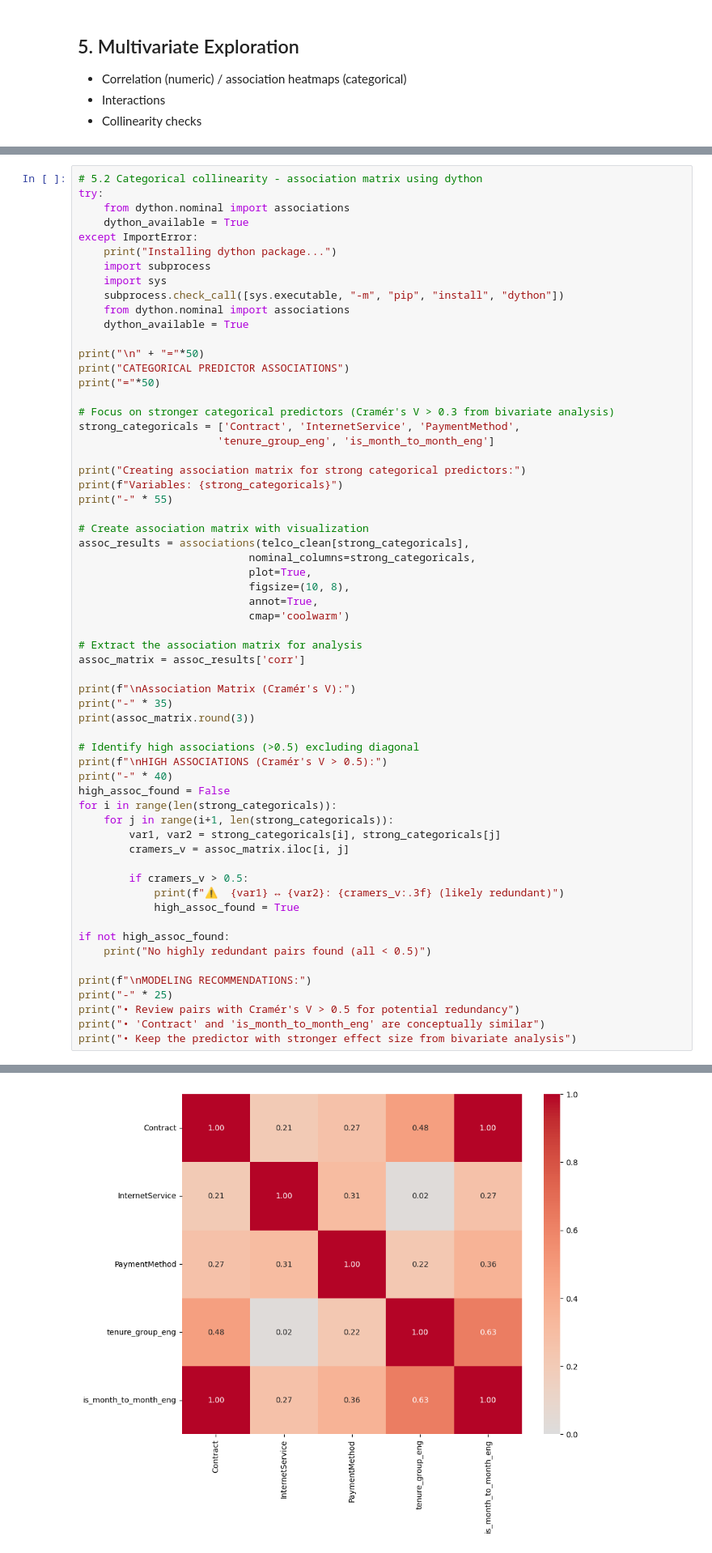
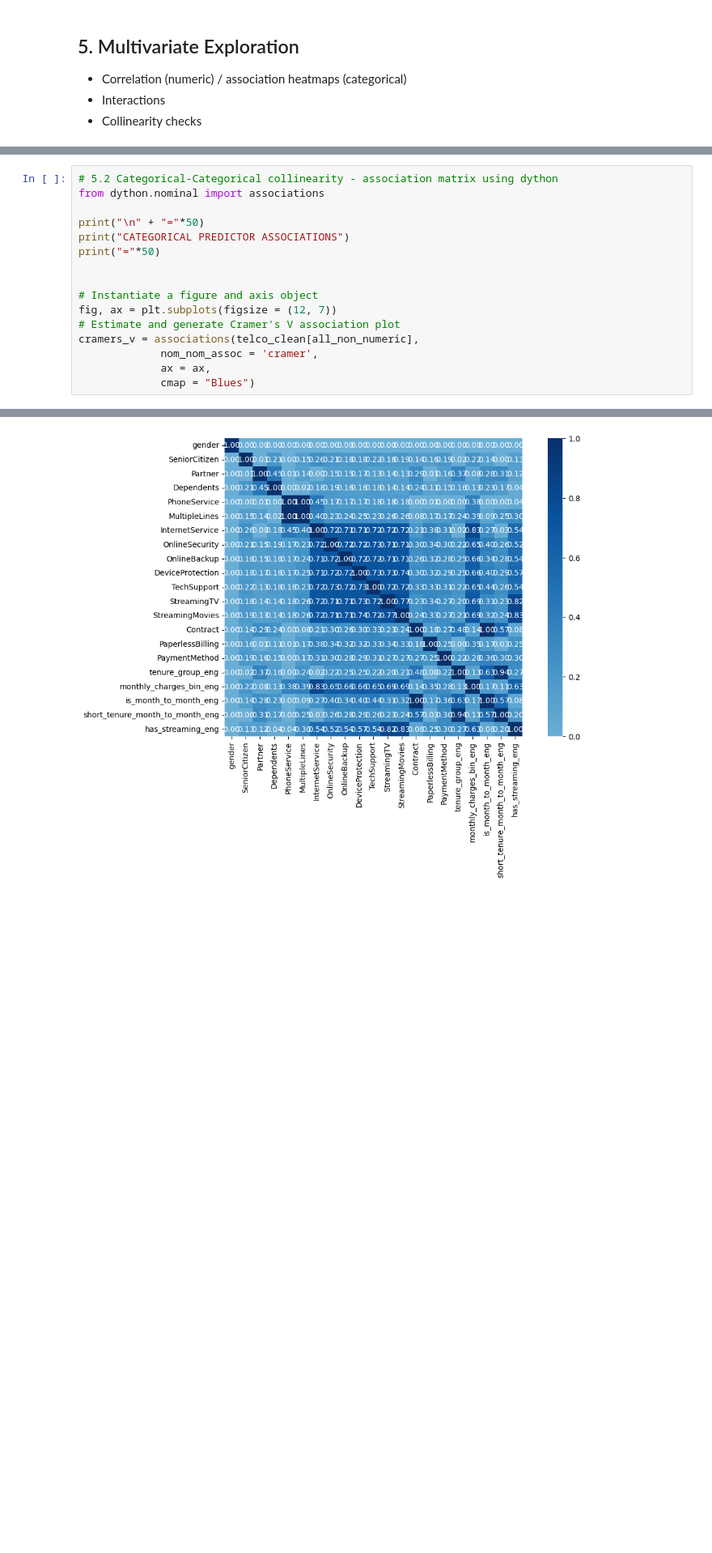
Before and after one commit to amschiltz/springboard_projects, a Jupyter notebook: Capstone_2/notebooks/02_telco_churn_eda_ams.ipynb, the cells around one changed output, grey strips where cells are left out. Shown: that part at 81% size. Cells and saved outputs as stored; diff of their text form; blank space fills up the shorter version.

```diff
--- a/Capstone_2/notebooks/02_telco_churn_eda_ams.ipynb
+++ b/Capstone_2/notebooks/02_telco_churn_eda_ams.ipynb
@@ -516,66 +517,21 @@ total_services_eng  0.524441        0.802368      0.796885            1.000000
   - `total_services_eng` is a composite variable
 - This avoids confusing the model with redundant information
 # %%
-# 5.2 Categorical collinearity - association matrix using dython
-try:
-    from dython.nominal import associations
-    dython_available = True
-except ImportError:
-    print("Installing dython package...")
-    import subprocess
-    import sys
-    subprocess.check_call([sys.executable, "-m", "pip", "install", "dython"])
-    from dython.nominal import associations
-    dython_available = True
+# 5.2 Categorical-Categorical collinearity - association matrix using dython
+from dython.nominal import associations
 
 print("\n" + "="*50)
 print("CATEGORICAL PREDICTOR ASSOCIATIONS")
 print("="*50)
 
-# Focus on stronger categorical predictors (Cramér's V > 0.3 from bivariate analysis)
-strong_categoricals = ['Contract', 'InternetService', 'PaymentMethod',
-                      'tenure_group_eng', 'is_month_to_month_eng']
 
-print("Creating association matrix for strong categorical predictors:")
-print(f"Variables: {strong_categoricals}")
-print("-" * 55)
-
-# Create association matrix with visualization
-assoc_results = associations(telco_clean[strong_categoricals],
-                           nominal_columns=strong_categoricals,
-                           plot=True,
-                           figsize=(10, 8),
-                           annot=True,
-                           cmap='coolwarm')
-
-# Extract the association matrix for analysis
-assoc_matrix = assoc_results['corr']
-
-print(f"\nAssociation Matrix (Cramér's V):")
-print("-" * 35)
-print(assoc_matrix.round(3))
-
-# Identify high associations (>0.5) excluding diagonal
-print(f"\nHIGH ASSOCIATIONS (Cramér's V > 0.5):")
-print("-" * 40)
-high_assoc_found = False
-for i in range(len(strong_categoricals)):
-    for j in range(i+1, len(strong_categoricals)):
-        var1, var2 = strong_categoricals[i], strong_categoricals[j]
-        cramers_v = assoc_matrix.iloc[i, j]
-
-        if cramers_v > 0.5:
-            print(f"⚠️  {var1} ↔ {var2}: {cramers_v:.3f} (likely redundant)")
-            high_assoc_found = True
-
-if not high_assoc_found:
-    print("No highly redundant pairs found (all < 0.5)")
-
-print(f"\nMODELING RECOMMENDATIONS:")
-print("-" * 25)
-print("• Review pairs with Cramér's V > 0.5 for potential redundancy")
-print("• 'Contract' and 'is_month_to_month_eng' are conceptually similar")
-print("• Keep the predictor with stronger effect size from bivariate analysis")
+# Instantiate a figure and axis object
+fig, ax = plt.subplots(figsize = (12, 7))
+# Estimate and generate Cramer's V association plot
+cramers_v = associations(telco_clean[all_non_numeric],
+             nom_nom_assoc = 'cramer',
+             ax = ax,
+             cmap = "Blues")
 # %% [output]
 ==================================================
 CATEGORICAL PREDICTOR ASSOCIATIONS
@@ -593 +539 @@ Variables: ['Contract', 'InternetService', 'PaymentMethod', 'tenure_group_eng',
-[figure, old version]
+[figure, new version]
```
Also changed, not shown: parts of 23 cells of this notebook, 3 other files.
